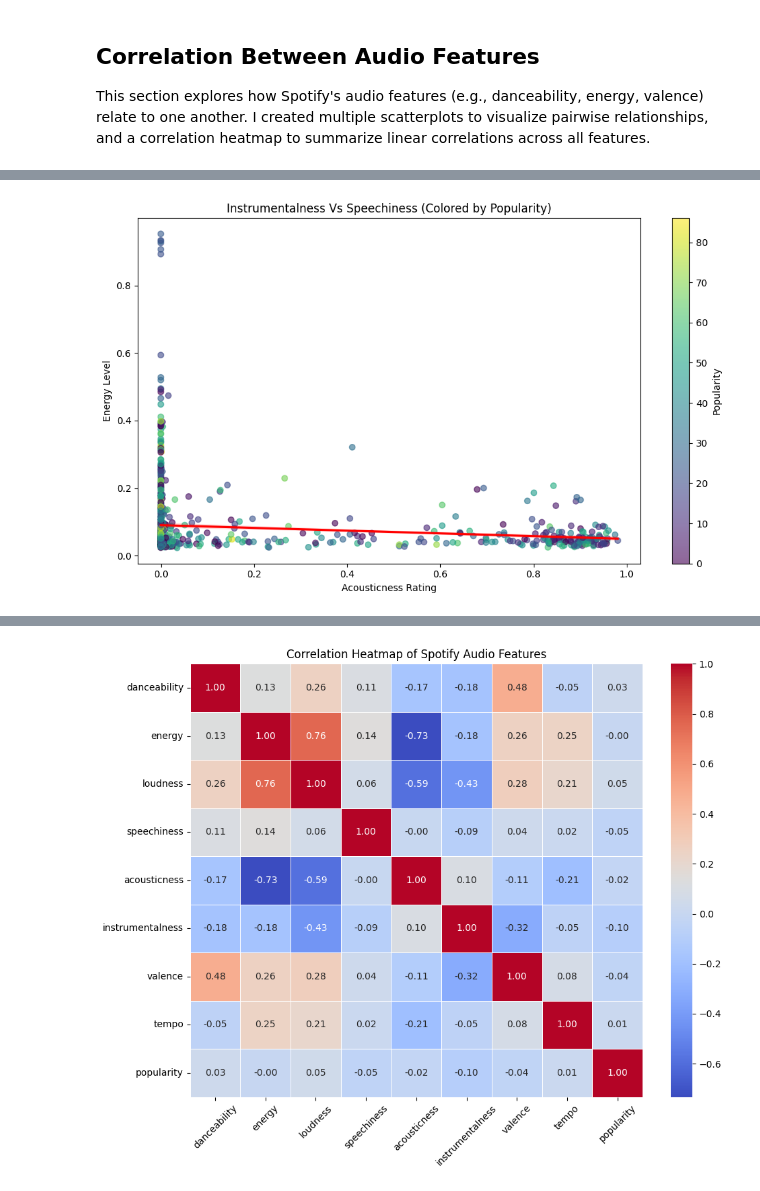
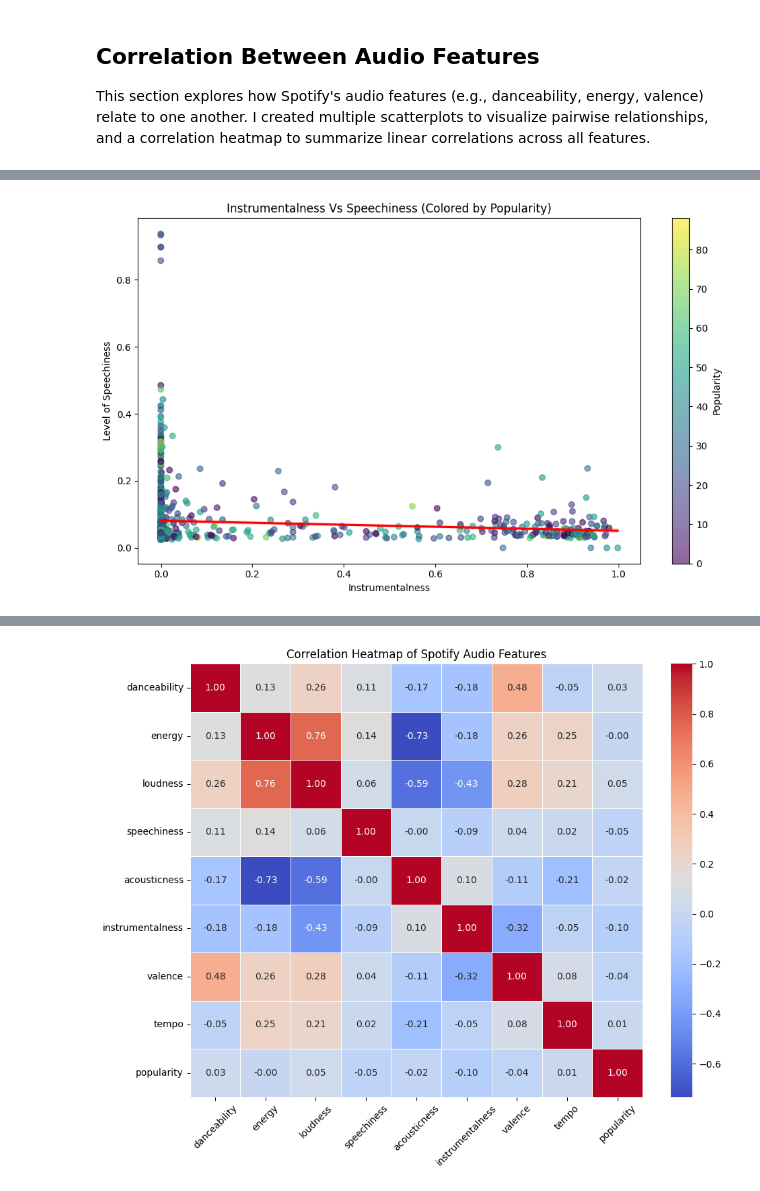
Before and after one commit to schao021/Spotify_Analysis, a Jupyter notebook: spotify_analysis.ipynb, the cells around one changed output, grey strips where cells are left out. Drawn from its saved outputs; the diff is of its cells as text; code cells hidden in the pictures.

```diff
--- a/spotify_analysis.ipynb
+++ b/spotify_analysis.ipynb
@@ -356,26 +380,26 @@ plt.show()
 # %%
 instrumentalness_speechiness = df_cleaned[['instrumentalness', 'speechiness', 'popularity']].sample(1000)
 plt.figure(figsize=(10, 6))
 scatter = plt.scatter(
     x=instrumentalness_speechiness['instrumentalness'],
     y=instrumentalness_speechiness['speechiness'],
     c=instrumentalness_speechiness['popularity'], # Additional Information
     cmap='viridis',
     alpha=0.6
     )
 # Add regression line separately
 sns.regplot(
     data=instrumentalness_speechiness,
     x='instrumentalness',
     y='speechiness',
     scatter=False,
     line_kws={'color': 'red'},
 )
-plt.xlabel('Acousticness Rating')
-plt.ylabel('Energy Level')
+plt.xlabel('Instrumentalness')
+plt.ylabel('Level of Speechiness')
 plt.title('Instrumentalness Vs Speechiness (Colored by Popularity)')
 plt.colorbar(scatter, label='Popularity')
 plt.tight_layout()
 plt.show()
 # %% [output]
-[figure, old version]
+[figure, new version]
```
Also changed, not shown: parts of 15 cells of this notebook, 12 other files.
